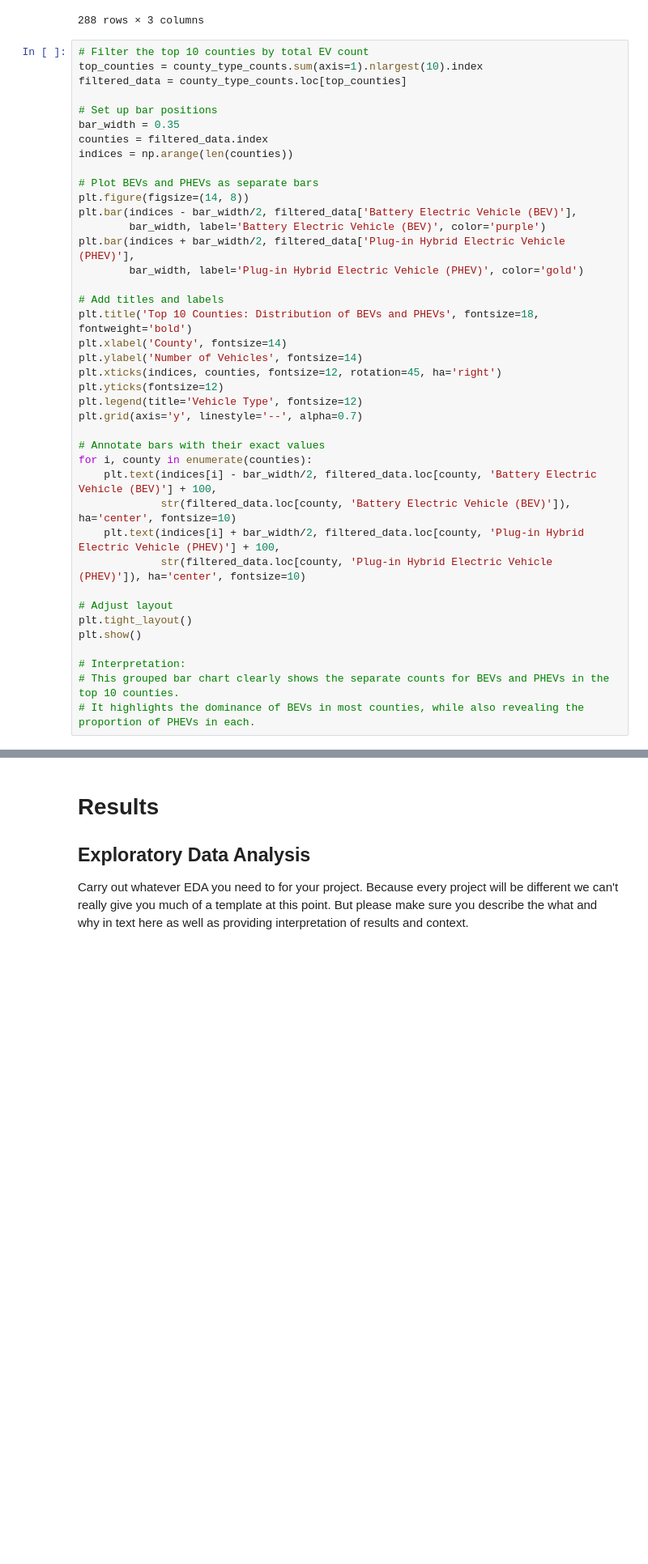
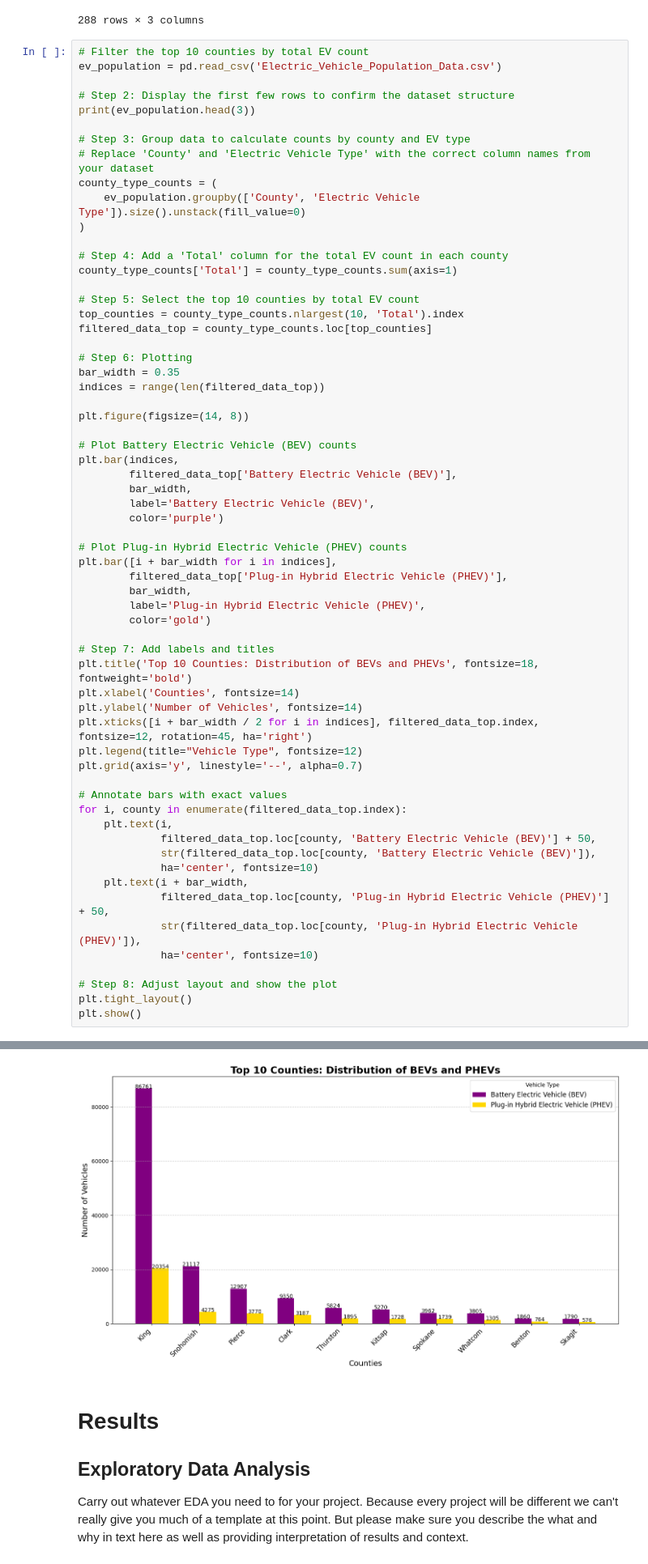
Before and after one commit to cecilia-lin/EV_Project, a Jupyter notebook: EDACheckpoint_Group092-FA24.ipynb, the cells around one changed output, grey strips where cells are left out. Shown at 81% size. Drawn from its saved outputs; the diff is of its cells as text; blank space fills up the shorter version.

```diff
--- a/EDACheckpoint_Group092-FA24.ipynb
+++ b/EDACheckpoint_Group092-FA24.ipynb
@@ -214,42 +214,64 @@ ev_count_by_county
 288 rows × 3 columns
 # %%
 # Filter the top 10 counties by total EV count
-top_counties = county_type_counts.sum(axis=1).nlargest(10).index
-filtered_data = county_type_counts.loc[top_counties]
+ev_population = pd.read_csv('Electric_Vehicle_Population_Data.csv')
 
-# Set up bar positions
+# Step 2: Display the first few rows to confirm the dataset structure
+print(ev_population.head(3))
+
+# Step 3: Group data to calculate counts by county and EV type
+# Replace 'County' and 'Electric Vehicle Type' with the correct column names from your dataset
+county_type_counts = (
+    ev_population.groupby(['County', 'Electric Vehicle Type']).size().unstack(fill_value=0)
+)
+
+# Step 4: Add a 'Total' column for the total EV count in each county
+county_type_counts['Total'] = county_type_counts.sum(axis=1)
+
+# Step 5: Select the top 10 counties by total EV count
+top_counties = county_type_counts.nlargest(10, 'Total').index
+filtered_data_top = county_type_counts.loc[top_counties]
+
+# Step 6: Plotting
 bar_width = 0.35
-counties = filtered_data.index
-indices = np.arange(len(counties))
+indices = range(len(filtered_data_top))
 
-# Plot BEVs and PHEVs as separate bars
 plt.figure(figsize=(14, 8))
-plt.bar(indices - bar_width/2, filtered_data['Battery Electric Vehicle (BEV)'],
-        bar_width, label='Battery Electric Vehicle (BEV)', color='purple')
-plt.bar(indices + bar_width/2, filtered_data['Plug-in Hybrid Electric Vehicle (PHEV)'],
-        bar_width, label='Plug-in Hybrid Electric Vehicle (PHEV)', color='gold')
 
-# Add titles and labels
+# Plot Battery Electric Vehicle (BEV) counts
+plt.bar(indices,
+        filtered_data_top['Battery Electric Vehicle (BEV)'],
+        bar_width,
+        label='Battery Electric Vehicle (BEV)',
+        color='purple')
+
+# Plot Plug-in Hybrid Electric Vehicle (PHEV) counts
+plt.bar([i + bar_width for i in indices],
+        filtered_data_top['Plug-in Hybrid Electric Vehicle (PHEV)'],
+        bar_width,
+        label='Plug-in Hybrid Electric Vehicle (PHEV)',
+        color='gold')
+
+# Step 7: Add labels and titles
 plt.title('Top 10 Counties: Distribution of BEVs and PHEVs', fontsize=18, fontweight='bold')
-plt.xlabel('County', fontsize=14)
+plt.xlabel('Counties', fontsize=14)
 plt.ylabel('Number of Vehicles', fontsize=14)
-plt.xticks(indices, counties, fontsize=12, rotation=45, ha='right')
-plt.yticks(fontsize=12)
-plt.legend(title='Vehicle Type', fontsize=12)
+plt.xticks([i + bar_width / 2 for i in indices], filtered_data_top.index, fontsize=12, rotation=45, ha='right')
+plt.legend(title="Vehicle Type", fontsize=12)
 plt.grid(axis='y', linestyle='--', alpha=0.7)
 
-# Annotate bars with their exact values
-for i, county in enumerate(counties):
-    plt.text(indices[i] - bar_width/2, filtered_data.loc[county, 'Battery Electric Vehicle (BEV)'] + 100,
-             str(filtered_data.loc[county, 'Battery Electric Vehicle (BEV)']), ha='center', fontsize=10)
-    plt.text(indices[i] + bar_width/2, filtered_data.loc[county, 'Plug-in Hybrid Electric Vehicle (PHEV)'] + 100,
-             str(filtered_data.loc[county, 'Plug-in Hybrid Electric Vehicle (PHEV)']), ha='center', fontsize=10)
+# Annotate bars with exact values
+for i, county in enumerate(filtered_data_top.index):
+    plt.text(i,
+             filtered_data_top.loc[county, 'Battery Electric Vehicle (BEV)'] + 50,
+             str(filtered_data_top.loc[county, 'Battery Electric Vehicle (BEV)']),
+             ha='center', fontsize=10)
+    plt.text(i + bar_width,
+             filtered_data_top.loc[county, 'Plug-in Hybrid Electric Vehicle (PHEV)'] + 50,
+             str(filtered_data_top.loc[county, 'Plug-in Hybrid Electric Vehicle (PHEV)']),
+             ha='center', fontsize=10)
 
-# Adjust layout
+# Step 8: Adjust layout and show the plot
 plt.tight_layout()
 plt.show()
-
-# Interpretation:
-# This grouped bar chart clearly shows the separate counts for BEVs and PHEVs in the top 10 counties.
-# It highlights the dominance of BEVs in most counties, while also revealing the proportion of PHEVs in each.
 # %% [output]
@@ -257,3 +295,4 @@ NameError: name 'county_type_counts' is not defined
+[figure, added]
 # %% [markdown]
 # Results
 
```
Also changed, not shown: parts of 3 cells of this notebook.
